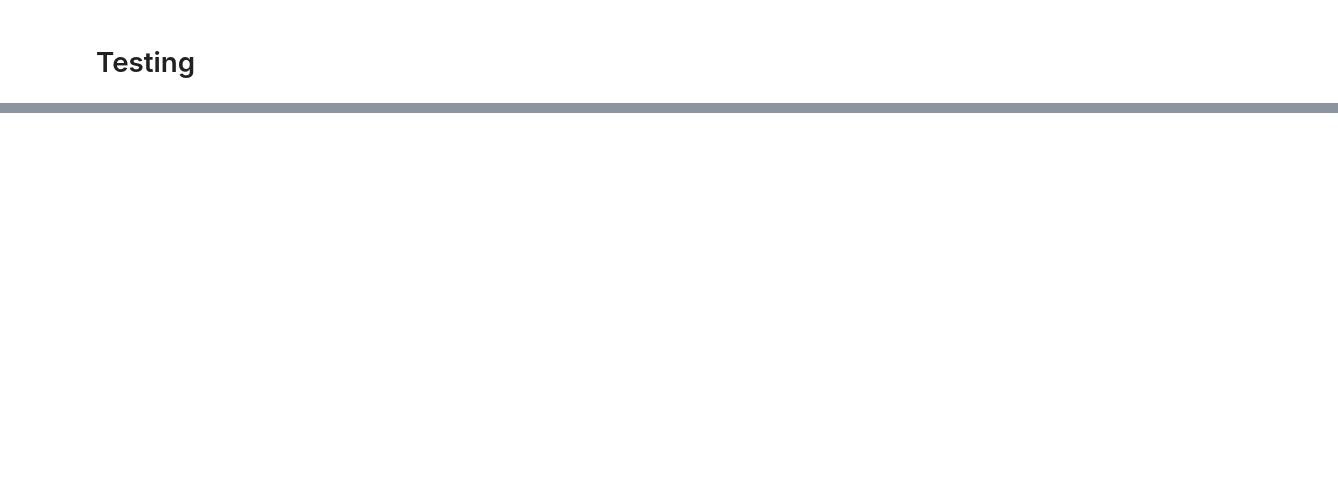
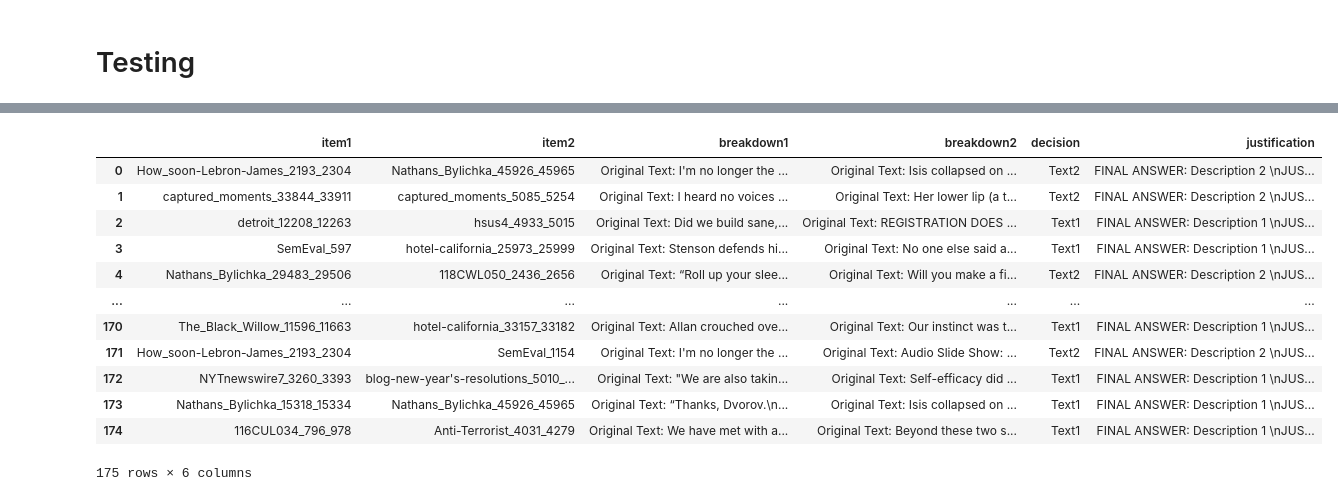
Before and after one commit to mlchrzan/pairadigm, a Jupyter notebook: pairadigm class.ipynb, the cells around one changed output, grey strips where cells are left out. Cells and saved outputs as stored; diff of their text form; code cells hidden in the pictures; blank space fills up the shorter version.

```diff
--- a/pairadigm class.ipynb
+++ b/pairadigm class.ipynb
@@ -1319,2 +1336,18 @@ count: 50.000
 # %%
 p.plot_score_distribution()
+# %%
+p.pairwise_df
+# %% [output]
+|  | item1 | item2 | breakdown1 | breakdown2 | decision | justification |
+| 0 | How_soon-Lebron-James_2193_2304 | Nathans_Bylichka_45926_45965 | Original Text: I'm no longer the ... | Original Text: Isis collapsed on ... | Text2 | FINAL ANSWER: Description 2 \nJUS... |
+| 1 | captured_moments_33844_33911 | captured_moments_5085_5254 | Original Text: I heard no voices ... | Original Text: Her lower lip (a t... | Text2 | FINAL ANSWER: Description 2 \nJUS... |
+| 2 | detroit_12208_12263 | hsus4_4933_5015 | Original Text: Did we build sane,... | Original Text: REGISTRATION DOES ... | Text1 | FINAL ANSWER: Description 1 \nJUS... |
+| 3 | SemEval_597 | hotel-california_25973_25999 | Original Text: Stenson defends hi... | Original Text: No one else said a... | Text1 | FINAL ANSWER: Description 1 \nJUS... |
+| 4 | Nathans_Bylichka_29483_29506 | 118CWL050_2436_2656 | Original Text: “Roll up your slee... | Original Text: Will you make a fi... | Text2 | FINAL ANSWER: Description 2 \nJUS... |
+| ... | ... | ... | ... | ... | ... | ... |
+| 170 | The_Black_Willow_11596_11663 | hotel-california_33157_33182 | Original Text: Allan crouched ove... | Original Text: Our instinct was t... | Text1 | FINAL ANSWER: Description 1 \nJUS... |
+| 171 | How_soon-Lebron-James_2193_2304 | SemEval_1154 | Original Text: I'm no longer the ... | Original Text: Audio Slide Show: ... | Text2 | FINAL ANSWER: Description 2 \nJUS... |
+| 172 | NYTnewswire7_3260_3393 | blog-new-year's-resolutions_5010_... | Original Text: "We are also takin... | Original Text: Self-efficacy did ... | Text1 | FINAL ANSWER: Description 1 \nJUS... |
+| 173 | Nathans_Bylichka_15318_15334 | Nathans_Bylichka_45926_45965 | Original Text: “Thanks, Dvorov.\n... | Original Text: Isis collapsed on ... | Text1 | FINAL ANSWER: Description 1 \nJUS... |
+| 174 | 116CUL034_796_978 | Anti-Terrorist_4031_4279 | Original Text: We have met with a... | Original Text: Beyond these two s... | Text1 | FINAL ANSWER: Description 1 \nJUS... |
+175 rows × 6 columns
```
Also changed, not shown: parts of 3 cells of this notebook, 3 other files.
